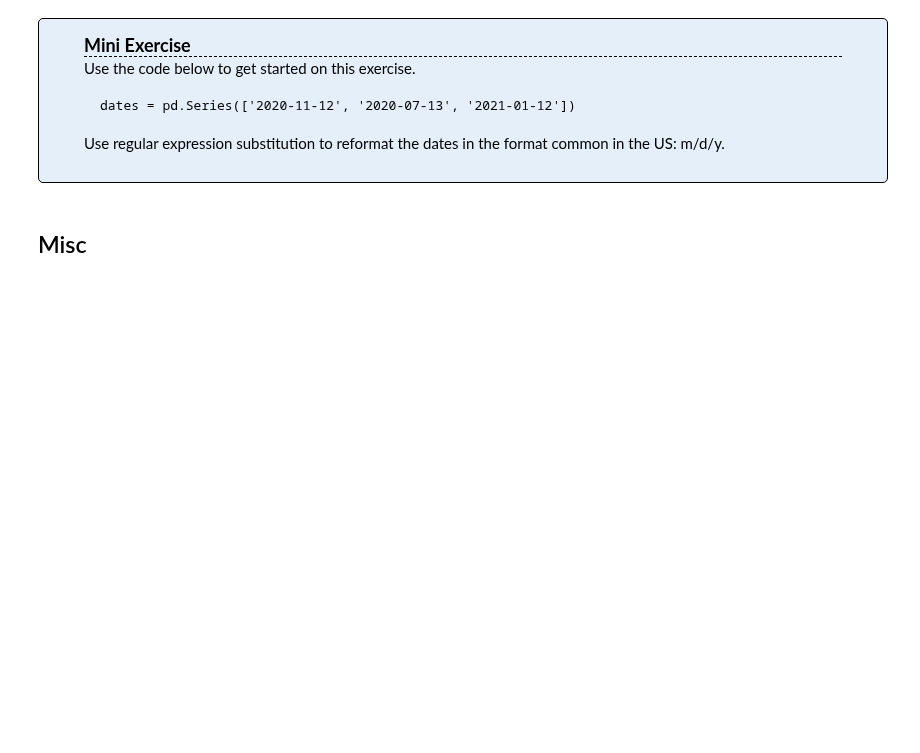
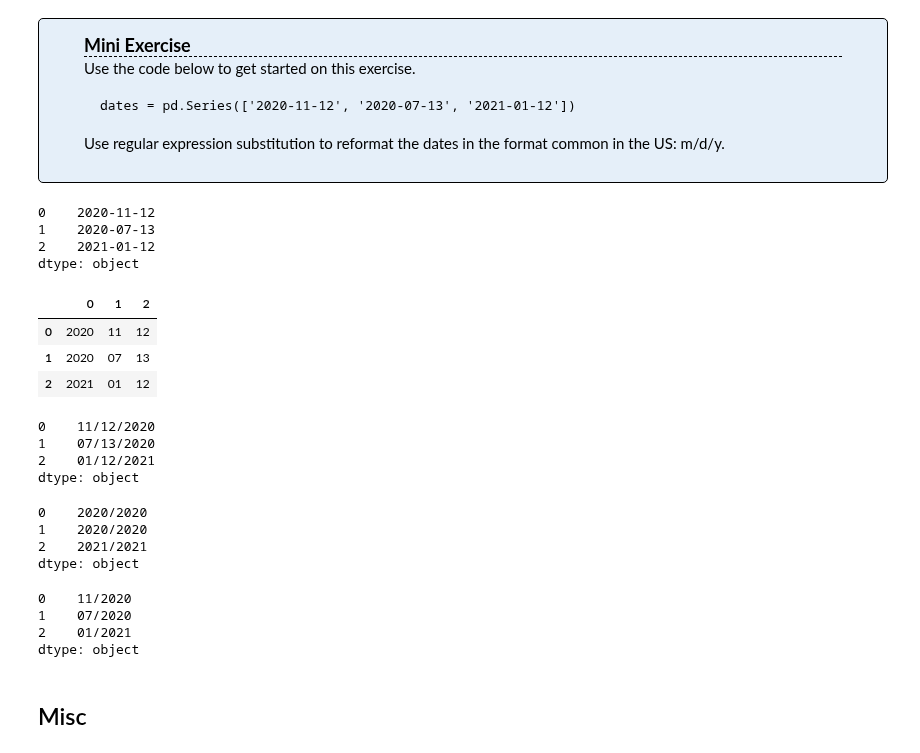
Before and after one commit to Jason-Tellez/natural-language-processing-exercises, a Jupyter notebook: regex_lesson_student.ipynb, the cells around one changed output. Saved outputs shown, nothing was run; the diff lists cells and outputs as text; code cells hidden in the pictures; blank space fills up the shorter version.

```diff
--- a/regex_lesson_student.ipynb
+++ b/regex_lesson_student.ipynb
@@ -738,6 +919,45 @@ re.sub(regexp, '', subject)
     <pre><code>dates = pd.Series(['2020-11-12', '2020-07-13', '2021-01-12'])</code></pre>
     <p>Use regular expression substitution to reformat the dates in the format common in the US: m/d/y.</p>
 </div>
+# %%
+dates = pd.Series(['2020-11-12', '2020-07-13', '2021-01-12'])
+dates
+# %% [output]
+0    2020-11-12
+1    2020-07-13
+2    2021-01-12
+dtype: object
+# %%
+regexp = r'(\d{4})-(\d{2})-(\d{2})'
+
+dates.str.extract(regexp)
+# %% [output]
+|  | 0 | 1 | 2 |
+| 0 | 2020 | 11 | 12 |
+| 1 | 2020 | 07 | 13 |
+| 2 | 2021 | 01 | 12 |
+# %%
+# can reference individual capture groups
+dates.str.replace(regexp, r'\2/\3/\1')
+# %% [output]
+0    11/12/2020
+1    07/13/2020
+2    01/12/2021
+dtype: object
+# %%
+dates.str.replace(regexp, r'\1/\1')
+# %% [output]
+0    2020/2020
+1    2020/2020
+2    2021/2021
+dtype: object
+# %%
+dates.str.replace(regexp, r'\2/\1')
+# %% [output]
+0    11/2020
+1    07/2020
+2    01/2021
+dtype: object
 # %% [markdown]
 ## Misc
 # %% [markdown]
```
Also changed, not shown: parts of 75 cells of this notebook.
